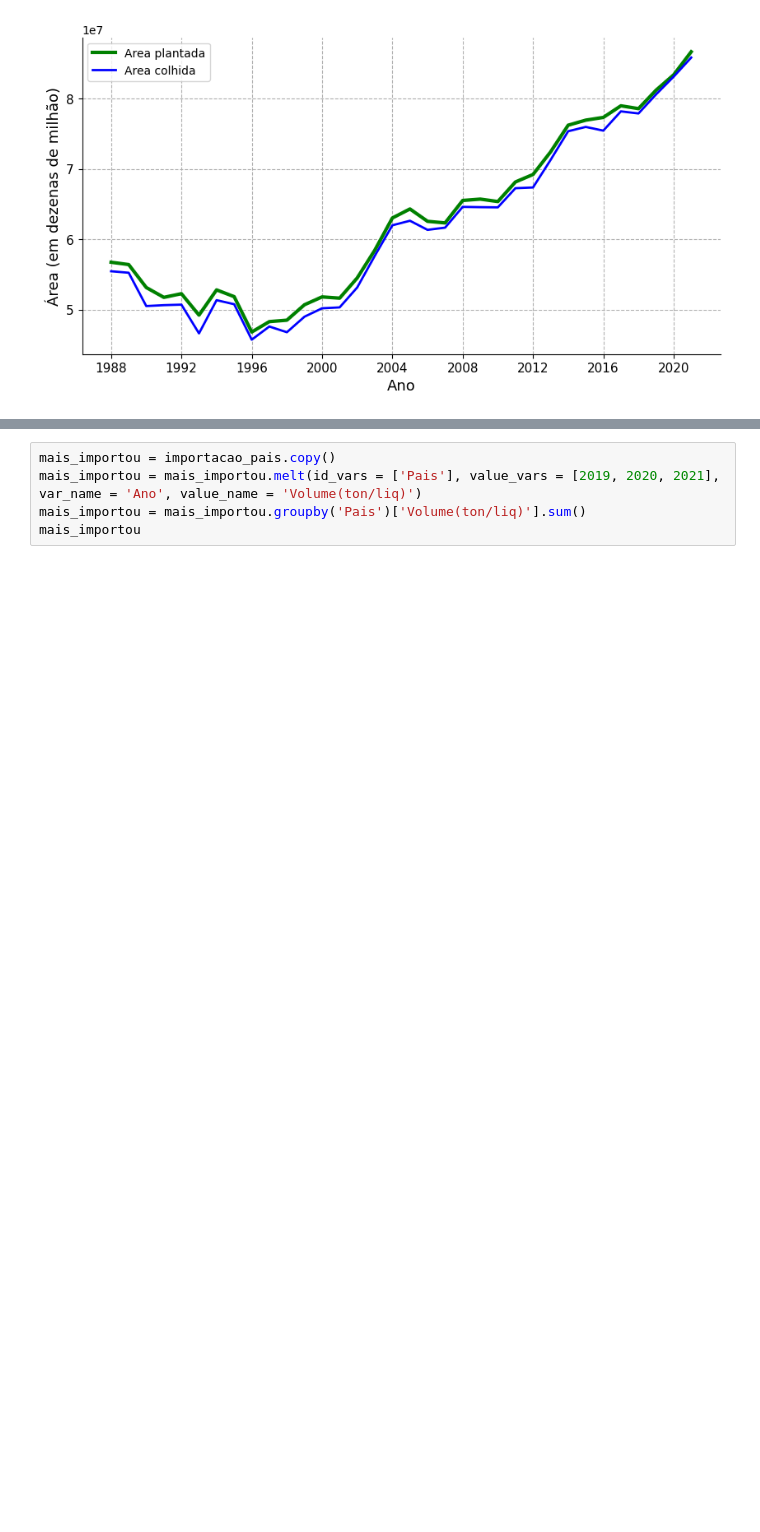
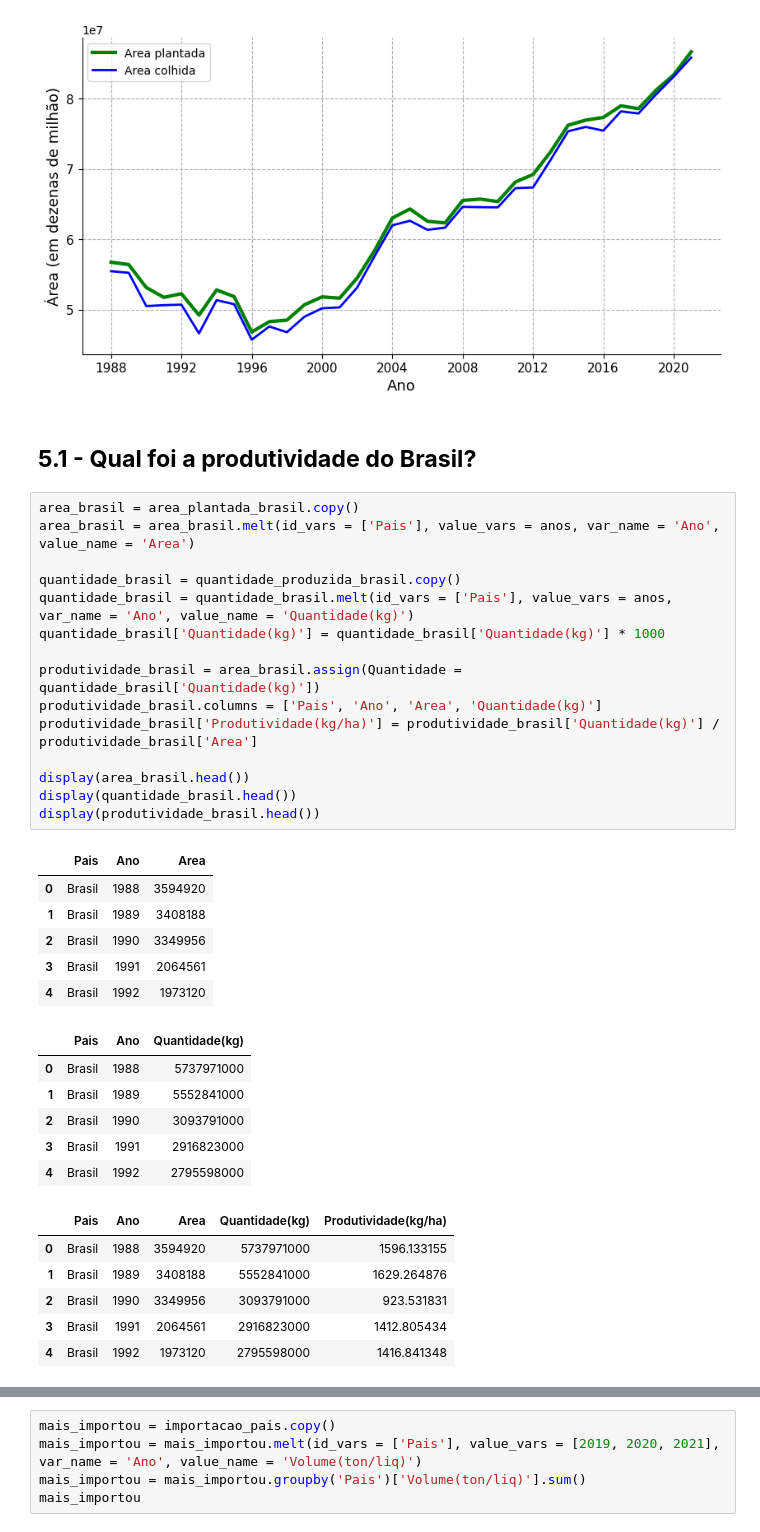
Before and after one commit to JoseNormando/Projeto_Trigo_Brasil_UFRN, a Jupyter notebook: trigo_time_series.ipynb, the cells around one changed output, grey strips where cells are left out. Saved outputs shown, nothing was run; the diff lists cells and outputs as text; blank space fills up the shorter version.

```diff
--- a/trigo_time_series.ipynb
+++ b/trigo_time_series.ipynb
@@ -396,3 +412,39 @@ plt.show()
 fig.savefig('plantacao_colheita_brasil.png', transparent = False, dpi = 300, bbox_inches = 'tight')
 # %% [output]
 [figure]
+# %% [markdown]
+## **5.1 - Qual foi a produtividade do Brasil?**
+# %%
+area_brasil = area_plantada_brasil.copy()
+area_brasil = area_brasil.melt(id_vars = ['Pais'], value_vars = anos, var_name = 'Ano', value_name = 'Area')
+
+quantidade_brasil = quantidade_produzida_brasil.copy()
+quantidade_brasil = quantidade_brasil.melt(id_vars = ['Pais'], value_vars = anos, var_name = 'Ano', value_name = 'Quantidade(kg)')
+quantidade_brasil['Quantidade(kg)'] = quantidade_brasil['Quantidade(kg)'] * 1000
+
+produtividade_brasil = area_brasil.assign(Quantidade = quantidade_brasil['Quantidade(kg)'])
+produtividade_brasil.columns = ['Pais', 'Ano', 'Area', 'Quantidade(kg)']
+produtividade_brasil['Produtividade(kg/ha)'] = produtividade_brasil['Quantidade(kg)'] / produtividade_brasil['Area']
+
+display(area_brasil.head())
+display(quantidade_brasil.head())
+display(produtividade_brasil.head())
+# %% [output]
+|  | Pais | Ano | Area |
+| 0 | Brasil | 1988 | 3594920 |
+| 1 | Brasil | 1989 | 3408188 |
+| 2 | Brasil | 1990 | 3349956 |
+| 3 | Brasil | 1991 | 2064561 |
+| 4 | Brasil | 1992 | 1973120 |
+|  | Pais | Ano | Quantidade(kg) |
+| 0 | Brasil | 1988 | 5737971000 |
+| 1 | Brasil | 1989 | 5552841000 |
+| 2 | Brasil | 1990 | 3093791000 |
+| 3 | Brasil | 1991 | 2916823000 |
+| 4 | Brasil | 1992 | 2795598000 |
+|  | Pais | Ano | Area | Quantidade(kg) | Produtividade(kg/ha) |
+| 0 | Brasil | 1988 | 3594920 | 5737971000 | 1596.133155 |
+| 1 | Brasil | 1989 | 3408188 | 5552841000 | 1629.264876 |
+| 2 | Brasil | 1990 | 3349956 | 3093791000 | 923.531831 |
+| 3 | Brasil | 1991 | 2064561 | 2916823000 | 1412.805434 |
+| 4 | Brasil | 1992 | 1973120 | 2795598000 | 1416.841348 |
```
Also changed, not shown: parts of 16 cells of this notebook.
